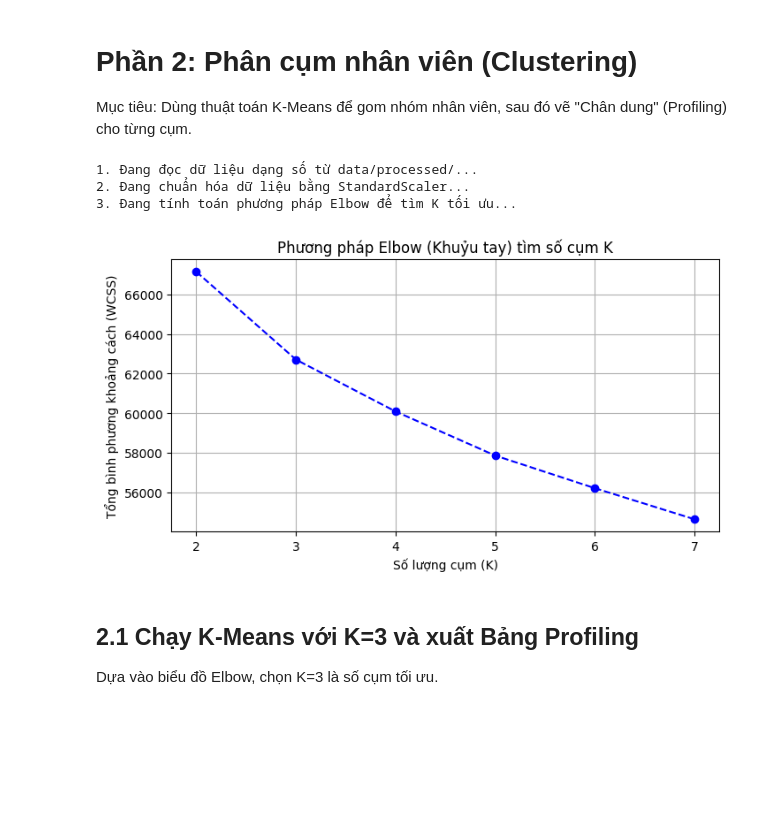
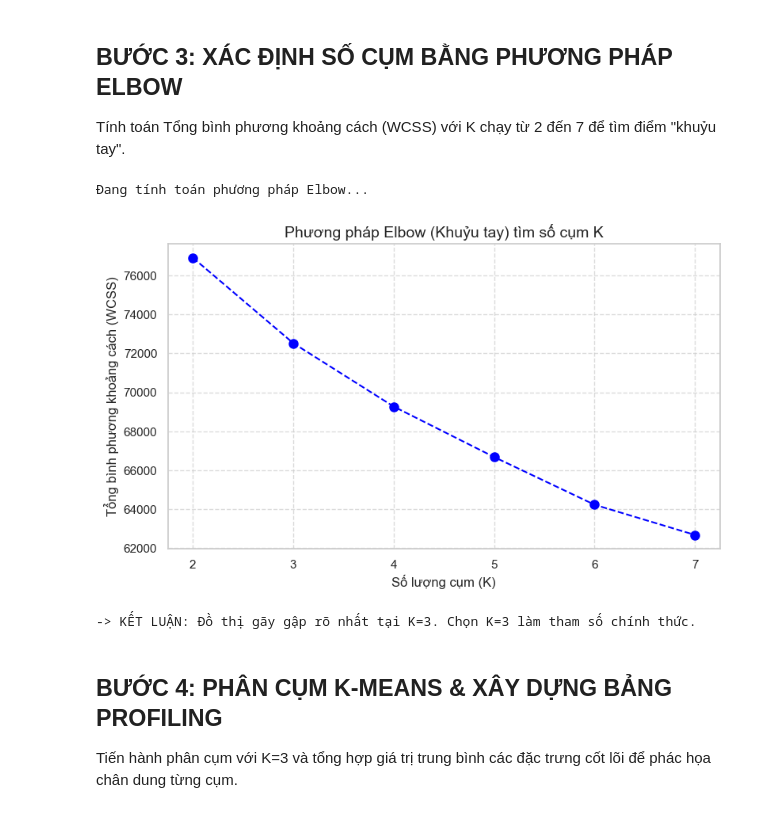
Before and after one commit to NgoVanQuan/Nhom2_Data_08_Employee, a Jupyter notebook: notebooks/03_mining_or_clustering.ipynb, the cells around one changed output. Saved outputs shown, nothing was run; the diff lists cells and outputs as text; code cells hidden in the pictures; blank space fills up the shorter version.

```diff
--- a/notebooks/03_mining_or_clustering.ipynb
+++ b/notebooks/03_mining_or_clustering.ipynb
@@ -33,11 +31,12 @@ print(f"-> Kích thước ma trận giao dịch (Transactions): {df_transactions
 # %%
-from mlxtend.frequent_patterns import fpgrowth, association_rules
+print("Đang nạp dữ liệu từ thư mục data/processed/...")
 
-print("2. Đang chạy thuật toán FP-Growth tìm tập phổ biến...")
-frequent_itemsets = fpgrowth(df_transactions, min_support=0.15, use_colnames=True, max_len=3)
-print(f"-> Tìm thấy {len(frequent_itemsets)} tập phổ biến.")
+df_rules = pd.read_csv('../data/processed/hr_rules_binned.csv')
+df_ml = pd.read_csv('../data/processed/hr_ml_encoded.csv')
 
-print("3. Đang sinh luật kết hợp và tính toán các chỉ số (Support, Confidence, Lift)...")
-rules = association_rules(frequent_itemsets, metric="lift", min_threshold=1.0)
-print(f"-> Sinh ra được {len(rules)} luật kết hợp.")
+print(f"-> Dữ liệu Luật kết hợp: {df_rules.shape}")
+print(f"-> Dữ liệu Phân cụm & ML: {df_ml.shape}")
+
+# Khởi tạo thuật toán từ src/ (Thiết lập tham số theo đúng báo cáo)
+miner = Miner(min_support=0.15, max_len=3, n_clusters=3)
 # %% [output]
@@ -81,46 +81,37 @@ display(stay_rules[['antecedents', 'consequents', 'support', 'confidence', 'lift
 # %% [markdown]
-# Phần 2: Phân cụm nhân viên (Clustering)
-Mục tiêu: Dùng thuật toán K-Means để gom nhóm nhân viên, sau đó vẽ "Chân dung" (Profiling) cho từng cụm.
+## BƯỚC 3: XÁC ĐỊNH SỐ CỤM BẰNG PHƯƠNG PHÁP ELBOW
+Tính toán Tổng bình phương khoảng cách (WCSS) với K chạy từ 2 đến 7 để tìm điểm "khuỷu tay".
 # %%
-from sklearn.cluster import KMeans
-from sklearn.preprocessing import StandardScaler
+print("Đang tính toán phương pháp Elbow...")
 
-print("1. Đang đọc dữ liệu dạng số từ data/processed/...")
-df_ml = pd.read_csv('data/processed/hr_ml_encoded.csv')
+# Lấy dữ liệu dạng số, bỏ biến mục tiêu để tính khoảng cách
+features_elbow = df_ml.drop(columns=[c for c in df_ml.columns if 'Attrition' in c], errors='ignore')
 
-# Bỏ cột mục tiêu 'Attrition' vì phân cụm là Học không giám sát
-if 'Attrition' in df_ml.columns:
-    X_cluster = df_ml.drop(columns=['Attrition'])
-else:
-    X_cluster = df_ml.copy()
+# Chuẩn hóa tạm thời để vẽ Elbow
+X_scaled_elbow = miner.scaler.fit_transform(features_elbow)
 
-print("2. Đang chuẩn hóa dữ liệu bằng StandardScaler...")
-scaler = StandardScaler()
-X_scaled = scaler.fit_transform(X_cluster)
+wcss = []
+k_range = range(2, 8)
+for k in k_range:
+    km = KMeans(n_clusters=k, random_state=42, n_init=10)
+    km.fit(X_scaled_elbow)
+    wcss.append(km.inertia_)
 
-print("3. Đang tính toán phương pháp Elbow để tìm K tối ưu...")
-wcss = []
-K_range = range(2, 8)
+# Trực quan hóa Elbow
+plt.figure(figsize=(9, 5))
+plt.plot(k_range, wcss, marker='o', linestyle='--', color='blue', markersize=8)
+plt.title('Phương pháp Elbow (Khuỷu tay) tìm số cụm K', fontsize=14)
+plt.xlabel('Số lượng cụm (K)', fontsize=12)
+plt.ylabel('Tổng bình phương khoảng cách (WCSS)', fontsize=12)
+plt.grid(True, linestyle='--', alpha=0.7)
+plt.show()
 
-for k in K_range:
-    kmeans_temp = KMeans(n_clusters=k, random_state=42, n_init=10)
-    kmeans_temp.fit(X_scaled)
-    wcss.append(kmeans_temp.inertia_)
-
-# Vẽ biểu đồ Elbow
-plt.figure(figsize=(8, 4))
-plt.plot(K_range, wcss, marker='o', linestyle='--', color='b')
-plt.title('Phương pháp Elbow (Khuỷu tay) tìm số cụm K')
-plt.xlabel('Số lượng cụm (K)')
-plt.ylabel('Tổng bình phương khoảng cách (WCSS)')
-plt.grid(True)
-plt.show()
+print("-> KẾT LUẬN: Đồ thị gãy gập rõ nhất tại K=3. Chọn K=3 làm tham số chính thức.")
 # %% [output]
-1. Đang đọc dữ liệu dạng số từ data/processed/...
-2. Đang chuẩn hóa dữ liệu bằng StandardScaler...
-3. Đang tính toán phương pháp Elbow để tìm K tối ưu...
+Đang tính toán phương pháp Elbow...
-[figure, old version]
+[figure, new version]
+-> KẾT LUẬN: Đồ thị gãy gập rõ nhất tại K=3. Chọn K=3 làm tham số chính thức.
 # %% [markdown]
-## 2.1 Chạy K-Means với K=3 và xuất Bảng Profiling
-Dựa vào biểu đồ Elbow, chọn K=3 là số cụm tối ưu.
+## BƯỚC 4: PHÂN CỤM K-MEANS & XÂY DỰNG BẢNG PROFILING
+Tiến hành phân cụm với K=3 và tổng hợp giá trị trung bình các đặc trưng cốt lõi để phác họa chân dung từng cụm.
 # %%
```
Also changed, not shown: parts of 15 cells of this notebook, 6 other files.
